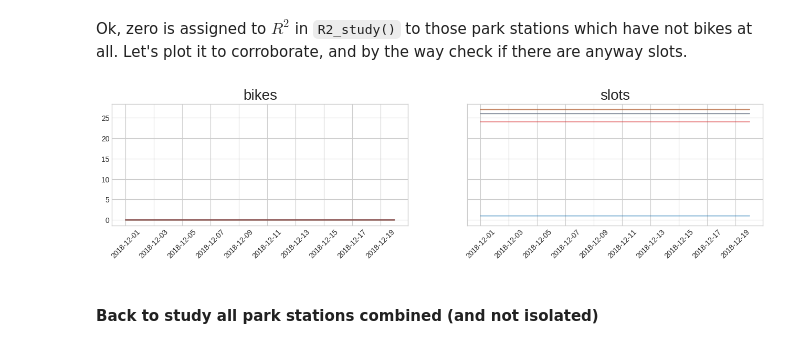
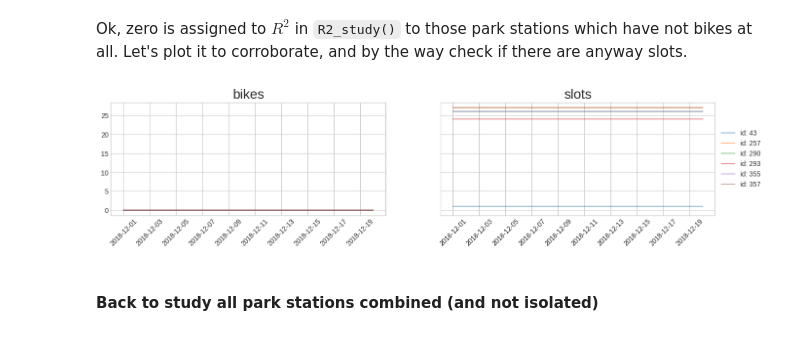
Before and after one commit to juanMarinero/bicingBarcelona, a Jupyter notebook: main.ipynb, the cells around one changed output. Saved outputs shown, nothing was run; the diff lists cells and outputs as text; code cells hidden in the pictures.

```diff
--- a/main.ipynb
+++ b/main.ipynb
@@ -21,7 +27,7 @@ import numpy as np
 from IPython.display import display_html
 import matplotlib.pyplot as plt
 %matplotlib inline
-plt.style.use('seaborn-whitegrid')
+plt.style.use('seaborn-v0_8-whitegrid')
 import warnings
 
 from data.data import get_data
@@ -407,7 +410,9 @@ def mask_id_fcn(data, Xy, mask_reduce, park_station=-1):
 # %% [markdown]
 For a random park station we can have very good or rather low fits, its latter explained dealing with parking always with zeros bikes. Less assumme a already tested parking id=13:
 # %%
-mask, XdC, ydC, X, y, park_station = mask_id_fcn(data, Xy, mask_reduce, park_station=13)
+with warnings.catch_warnings():
+    warnings.simplefilter('ignore')
+    mask, XdC, ydC, X, y, park_station = mask_id_fcn(data, Xy, mask_reduce, park_station=13)
 
 
 print("park_station: ", park_station)
@@ -642,14 +648,17 @@ park station 357 has a R2 of 0.0 %
 Ok, zero is assigned to $R^2$ in ``R2_study()`` to those park stations which have not bikes at all. Let's plot it to corroborate, and by the way check if there are anyway slots.
 # %%
 fig, ax = plt.subplots(1, 2,  sharey=True, figsize=(16,3))
+legend_arr = []
 for k in park_station_arr:
     ax[0].plot(data[data['id']==k]["bikes"], alpha=.5)
     ax[1].plot(data[data['id']==k]["slots"], alpha=.5)
+    legend_arr.append(f"id: {k}")
 ax[0].set_title("bikes", fontsize=20)
 ax[1].set_title("slots", fontsize=20)
 for k in ax: k.tick_params(axis='x', labelrotation=45)
+ax[1].legend(legend_arr,loc='center left', bbox_to_anchor=(1, 0.5));
 # %% [output]
-[figure, old version]
+[figure, new version]
 # %% [markdown]
 #### Back to study all park stations combined  (and not isolated)
 # %% [markdown]
```
Also changed, not shown: parts of 22 cells of this notebook, 1 other file.
